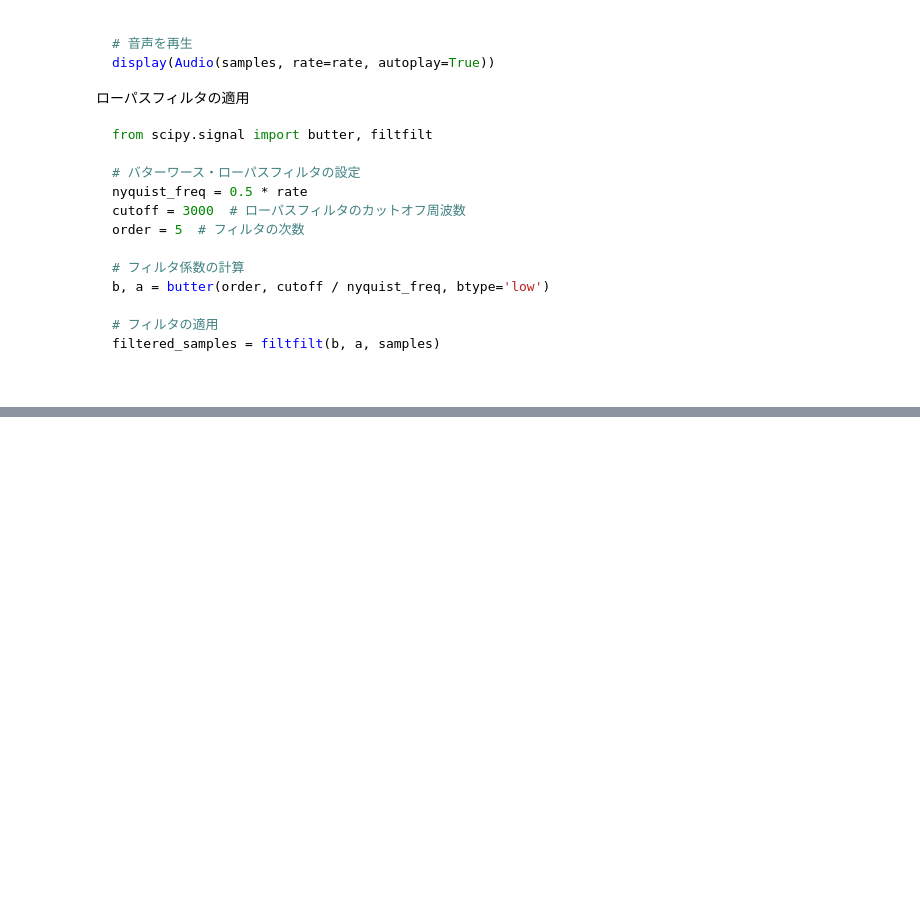
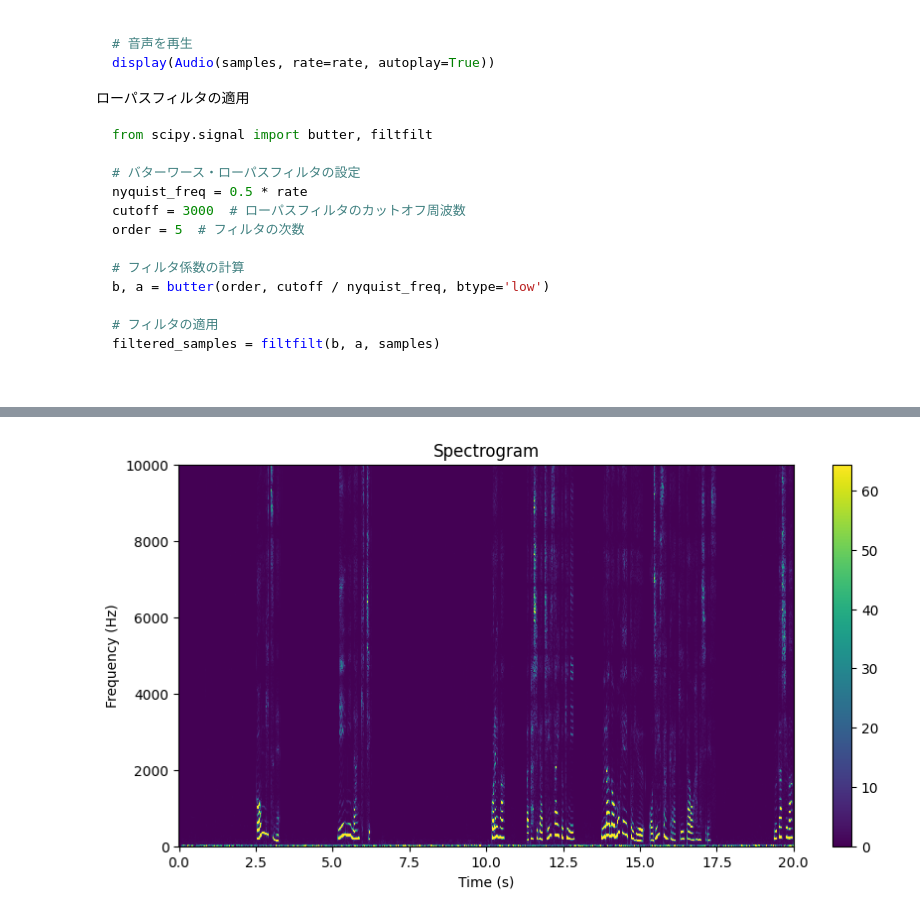
Before and after one commit to boxed-mikann/google_colab_ipynb, a Jupyter notebook: BPEexercisesA2025_2.ipynb, the cells around one changed output, grey strips where cells are left out. Drawn from its saved outputs; the diff is of its cells as text; code cells hidden in the pictures; blank space fills up the shorter version.

```diff
--- a/BPEexercisesA2025_2.ipynb
+++ b/BPEexercisesA2025_2.ipynb
@@ -345,0 +424,35 @@ filtered_samples = filtfilt(b, a, samples)
+# %%
+import numpy as np
+import matplotlib.pyplot as plt
+from pydub import AudioSegment # 音声データ操作のためのライブラリpydubをインポート
+from IPython.display import Audio, display # 音声再生のためのインターフェースをインポート
+from scipy.signal import stft # 短時間フーリエ変換のための関数stftをインポート
+
+# アップロードされたファイルの名前を取得
+filename = "tnc__gongitsune_20sec.wav"
+
+# pydubを使って音声ファイルを読み込む
+audio = AudioSegment.from_file(filename, format="wav")
+
+# 音声データをnumpy配列に変換
+samples = np.array(audio.get_array_of_samples())
+rate = audio.frame_rate
+
+# 短時間フーリエ変換の実行
+f, t, Zxx = stft(samples, fs=rate, nperseg=2000)
+amp = np.std(np.abs(Zxx))
+
+# スペクトログラムをプロット
+plt.figure(figsize=(10, 5))
+plt.pcolormesh(t, f, np.abs(Zxx), vmax=amp*10) # 標準偏差の10倍を最大値として表示
+plt.title('Spectrogram')
+plt.xlabel('Time (s)')
+plt.ylabel('Frequency (Hz)')
+plt.ylim(0,10000) # 10kHzまで表示
+plt.colorbar()
+plt.show()
+
+# 音声を再生
+display(Audio(samples, rate=rate, autoplay=True))
+# %% [output]
+[figure, added]
```
Also changed, not shown: parts of 5 cells of this notebook.
